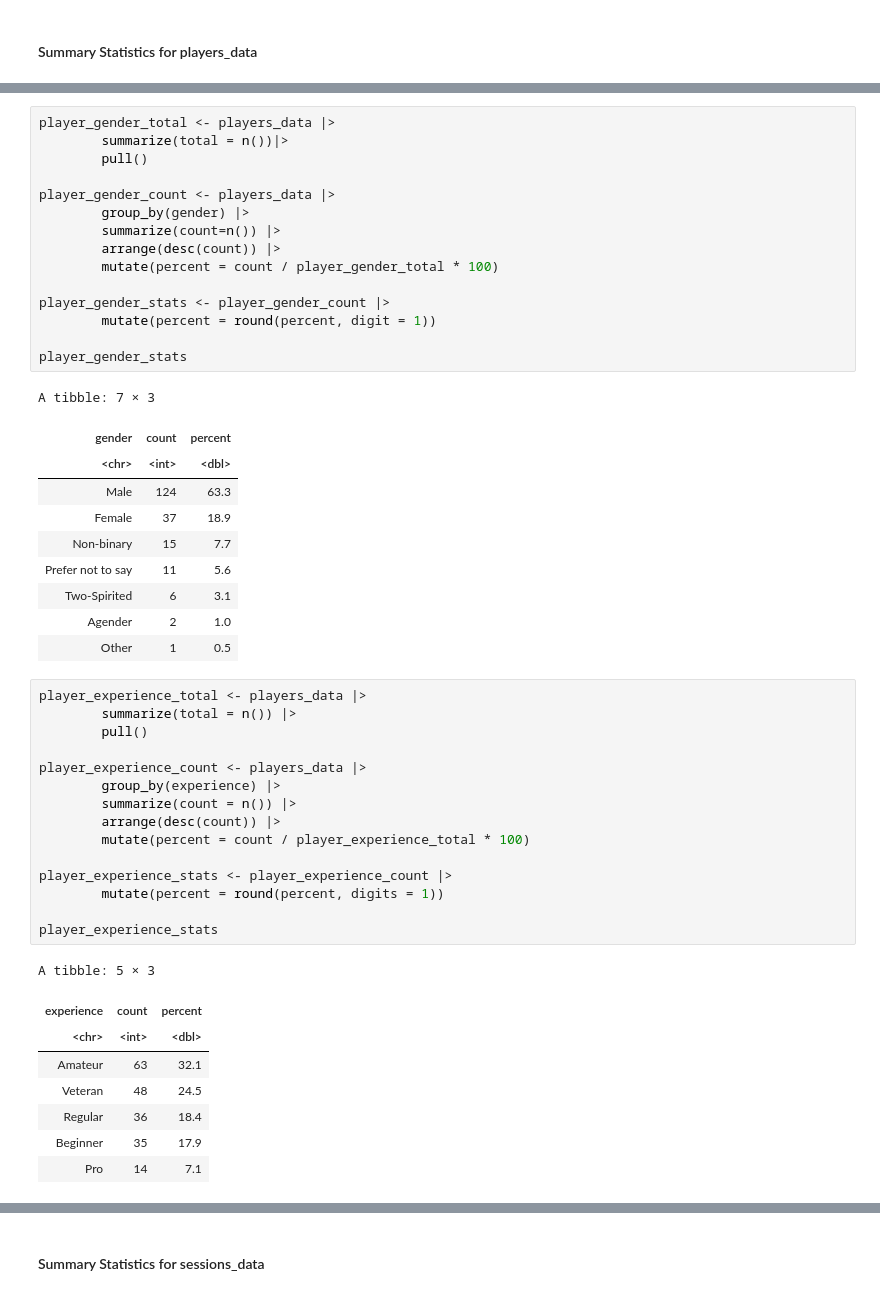
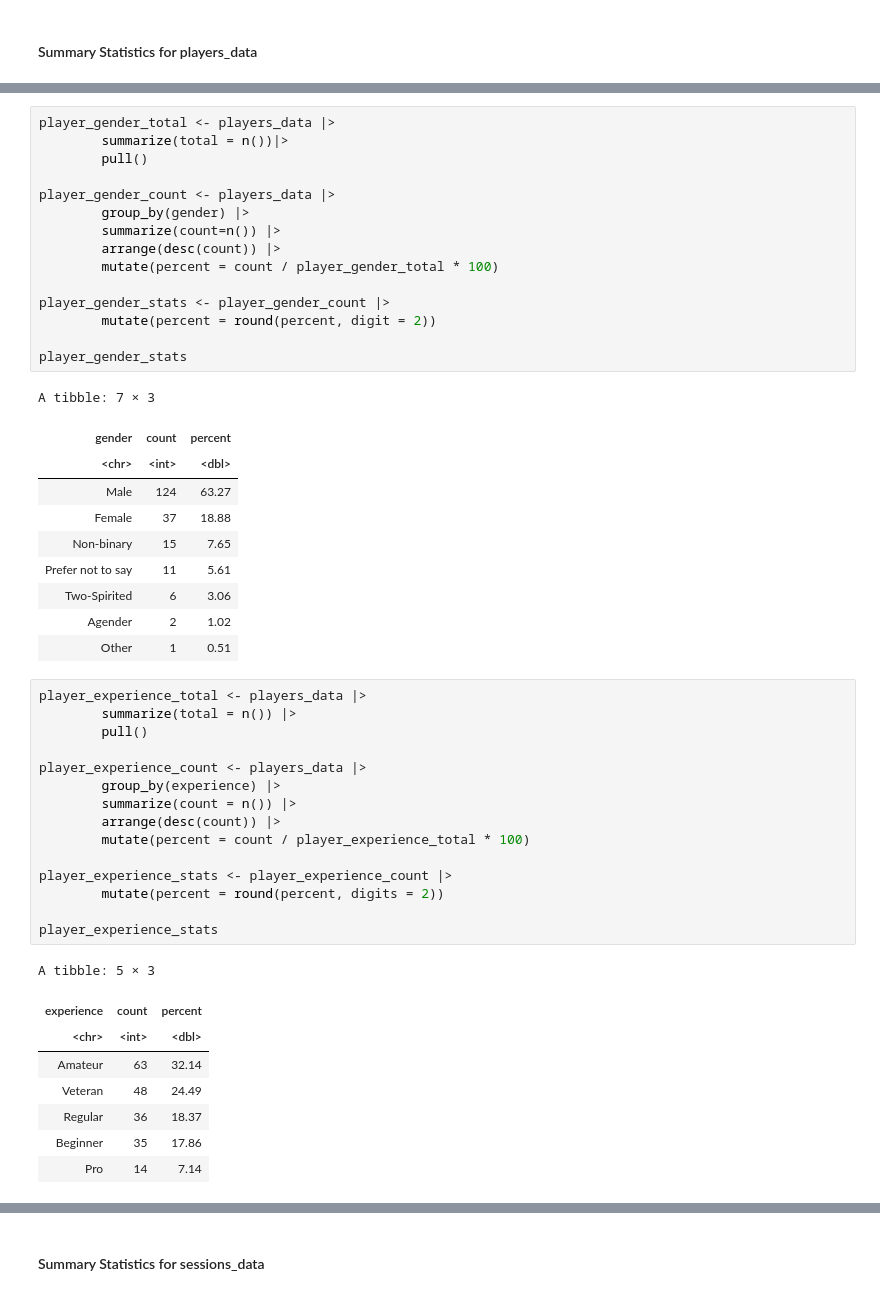
Before and after one commit to skylv777/Data_Science_Project, a Jupyter notebook: VideoGameProject.ipynb, the cells around one changed output, grey strips where cells are left out. Drawn from its saved outputs; the diff is of its cells as text.

```diff
--- a/VideoGameProject.ipynb
+++ b/VideoGameProject.ipynb
@@ -150,29 +137,29 @@ A tibble: 9 × 3
 # %%
 player_gender_total <- players_data |>
         summarize(total = n())|>
         pull()
 
 player_gender_count <- players_data |>
         group_by(gender) |>
         summarize(count=n()) |>
         arrange(desc(count)) |>
         mutate(percent = count / player_gender_total * 100)
 
 player_gender_stats <- player_gender_count |>
-        mutate(percent = round(percent, digit = 1))
+        mutate(percent = round(percent, digit = 2))
 
 player_gender_stats
 # %% [output]
 A tibble: 7 × 3
 | gender | count | percent |
 | <chr> | <int> | <dbl> |
-| Male | 124 | 63.3 |
-| Female | 37 | 18.9 |
-| Non-binary | 15 | 7.7 |
-| Prefer not to say | 11 | 5.6 |
-| Two-Spirited | 6 | 3.1 |
-| Agender | 2 | 1.0 |
-| Other | 1 | 0.5 |
+| Male | 124 | 63.27 |
+| Female | 37 | 18.88 |
+| Non-binary | 15 | 7.65 |
+| Prefer not to say | 11 | 5.61 |
+| Two-Spirited | 6 | 3.06 |
+| Agender | 2 | 1.02 |
+| Other | 1 | 0.51 |
 # %%
 player_experience_total <- players_data |>
         summarize(total = n()) |>
@@ -185,18 +172,18 @@ player_experience_count <- players_data |>
         mutate(percent = count / player_experience_total * 100)
 
 player_experience_stats <- player_experience_count |>
-        mutate(percent = round(percent, digits = 1))
+        mutate(percent = round(percent, digits = 2))
 
 player_experience_stats
 # %% [output]
 A tibble: 5 × 3
 | experience | count | percent |
 | <chr> | <int> | <dbl> |
-| Amateur | 63 | 32.1 |
-| Veteran | 48 | 24.5 |
-| Regular | 36 | 18.4 |
-| Beginner | 35 | 17.9 |
-| Pro | 14 | 7.1 |
+| Amateur | 63 | 32.14 |
+| Veteran | 48 | 24.49 |
+| Regular | 36 | 18.37 |
+| Beginner | 35 | 17.86 |
+| Pro | 14 | 7.14 |
 # %%
 player_subscribe_total <- players_data |>
         summarize(total = n()) |>
```
Also changed, not shown: parts of 5 cells of this notebook.
